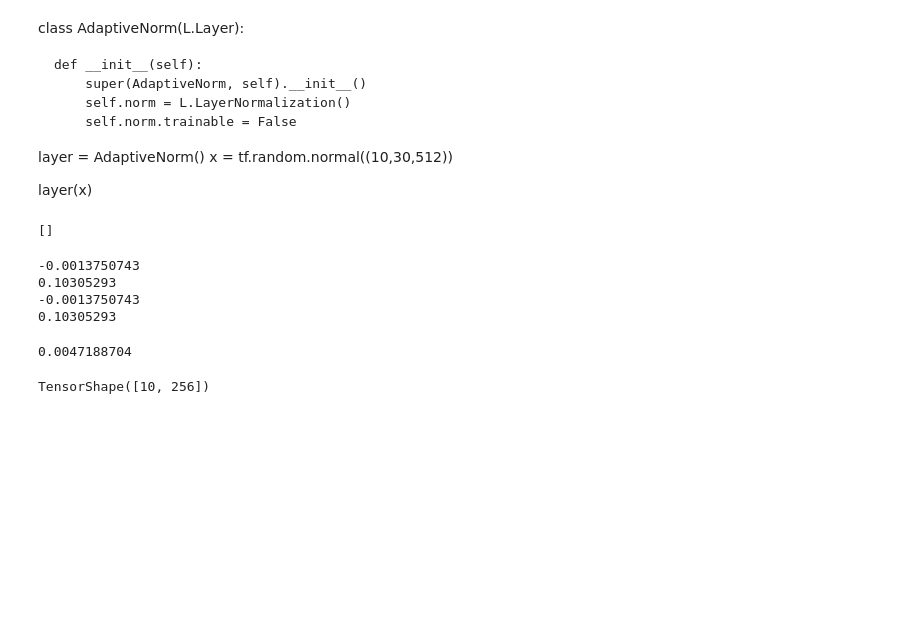
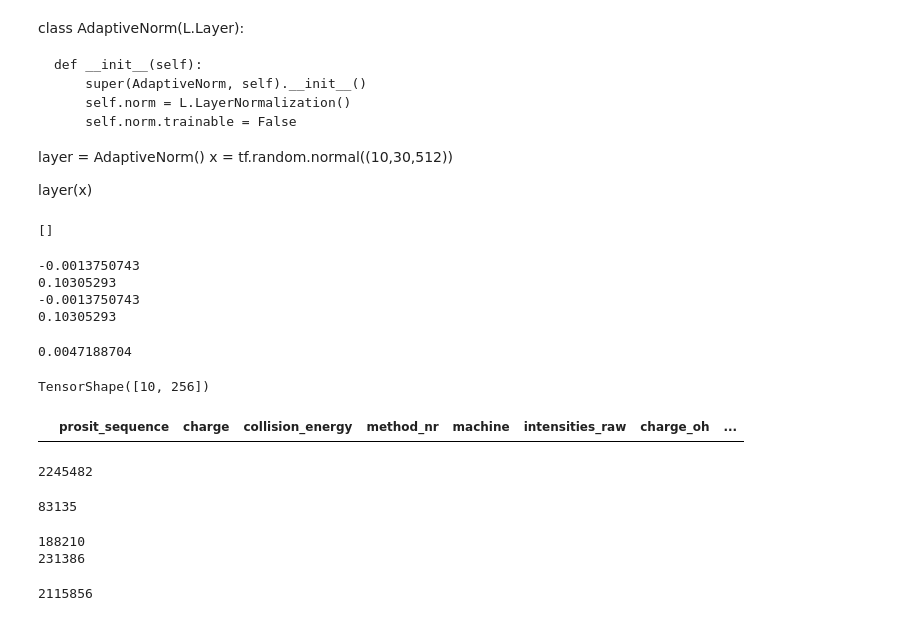
Before and after one commit to Elizabeth-Flx/dlomix-astral, a Jupyter notebook: model_testing.ipynb, the cells around one changed output. Saved outputs shown, nothing was run; the diff lists cells and outputs as text; code cells hidden in the pictures; blank space fills up the shorter version.

```diff
--- a/model_testing.ipynb
+++ b/model_testing.ipynb
@@ -405,3 +405,70 @@ out.numpy().mean()
 tf.split(x, 2, -1)[0].shape
 # %% [output]
 TensorShape([10, 256])
+# %%
+val_data_source =   "/cmnfs/proj/prosit_astral/datasets/full_dlomix_format_val_fixed.parquet"
+
+pd.read_parquet(val_data_source).loc[pd.read_parquet(val_data_source)["machine"] == "timsTOF"]
+
+# pd.read_parquet(val_data_source).iloc[[12674492, 12674493, 14258797]]
+# %% [output]
+|  | prosit_sequence | charge | collision_energy | method_nr | machine | intensities_raw | charge_oh | ... |
+# %%
+train_data_source = "/cmnfs/proj/prosit_astral/datasets/full_dlomix_format_train_fixed.parquet"
+val_data_source =   "/cmnfs/proj/prosit_astral/datasets/full_dlomix_format_val_fixed.parquet"
+test_data_source =  "/cmnfs/proj/prosit_astral/datasets/full_dlomix_format_test_fixed.parquet"
+
+print(
+    len(pd.read_parquet(train_data_source)["modified_sequence"].unique()) +
+    len(pd.read_parquet(val_data_source)["modified_sequence"].unique()) +
+    len(pd.read_parquet(test_data_source)["modified_sequence"].unique())
+)
+#print(len(pd.read_parquet(train_data_source)) + len(pd.read_parquet(val_data_source)) + len(pd.read_parquet(test_data_source)))
+# %% [output]
+2245482
+# %%
+# astral
+train_data_source = "/cmnfs/proj/prosit_astral/datasets/astral_dlomix_format_train_fixed.parquet"
+val_data_source =   "/cmnfs/proj/prosit_astral/datasets/astral_dlomix_format_val_fixed.parquet"
+test_data_source =  "/cmnfs/proj/prosit_astral/datasets/astral_dlomix_format_test_fixed.parquet"
+
+print(
+    len(pd.read_parquet(train_data_source)["modified_sequence"].unique()) +
+    len(pd.read_parquet(val_data_source)["modified_sequence"].unique()) +
+    len(pd.read_parquet(test_data_source)["modified_sequence"].unique())
+)
+
+#print(len(pd.read_parquet(train_data_source)) + len(pd.read_parquet(val_data_source)) + len(pd.read_parquet(test_data_source)))
+# %% [output]
+83135
+# %%
+# timsTOF
+train_data_source = "/cmnfs/proj/prosit_astral/datasets/timsTOF_dlomix_format_train.parquet"
+val_data_source =   "/cmnfs/proj/prosit_astral/datasets/timsTOF_dlomix_format_val.parquet"
+test_data_source =  "/cmnfs/proj/prosit_astral/datasets/timsTOF_dlomix_format_test.parquet"
+
+print(
+    len(pd.read_parquet(train_data_source)["modified_sequence"].unique()) +
+    len(pd.read_parquet(val_data_source)["modified_sequence"].unique()) +
+    len(pd.read_parquet(test_data_source)["modified_sequence"].unique())
+)
+
+print(len(pd.read_parquet(train_data_source)) + len(pd.read_parquet(val_data_source)) + len(pd.read_parquet(test_data_source)))
+# %% [output]
+188210
+231386
+# %%
+# proteomeTools
+train_data_source = "/cmnfs/proj/prosit_astral/datasets/proteome_tools_dlomix_format_train.parquet"
+val_data_source =   "/cmnfs/proj/prosit_astral/datasets/proteome_tools_dlomix_format_val.parquet"
+test_data_source =  "/cmnfs/proj/prosit_astral/datasets/proteome_tools_dlomix_format_test.parquet"
+
+print(
+    len(pd.read_parquet(train_data_source)["modified_sequence"].unique()) +
+    len(pd.read_parquet(val_data_source)["modified_sequence"].unique()) +
+    len(pd.read_parquet(test_data_source)["modified_sequence"].unique())
+)
+
+#print(len(pd.read_parquet(train_data_source)) + len(pd.read_parquet(val_data_source)) + len(pd.read_parquet(test_data_source)))
+# %% [output]
+2115856
```
Also changed, not shown: parts of 4 cells of this notebook, 9 other files.
